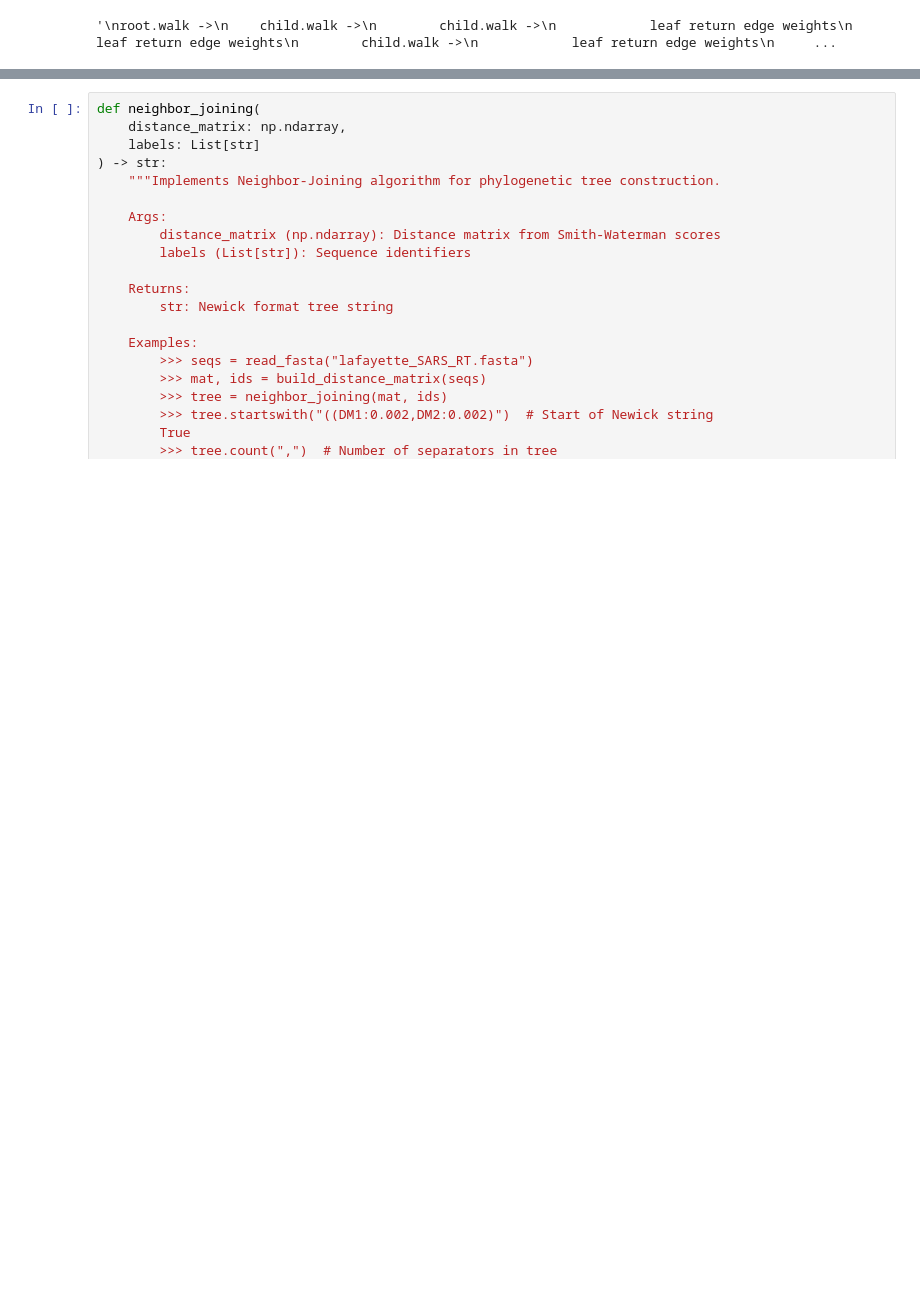
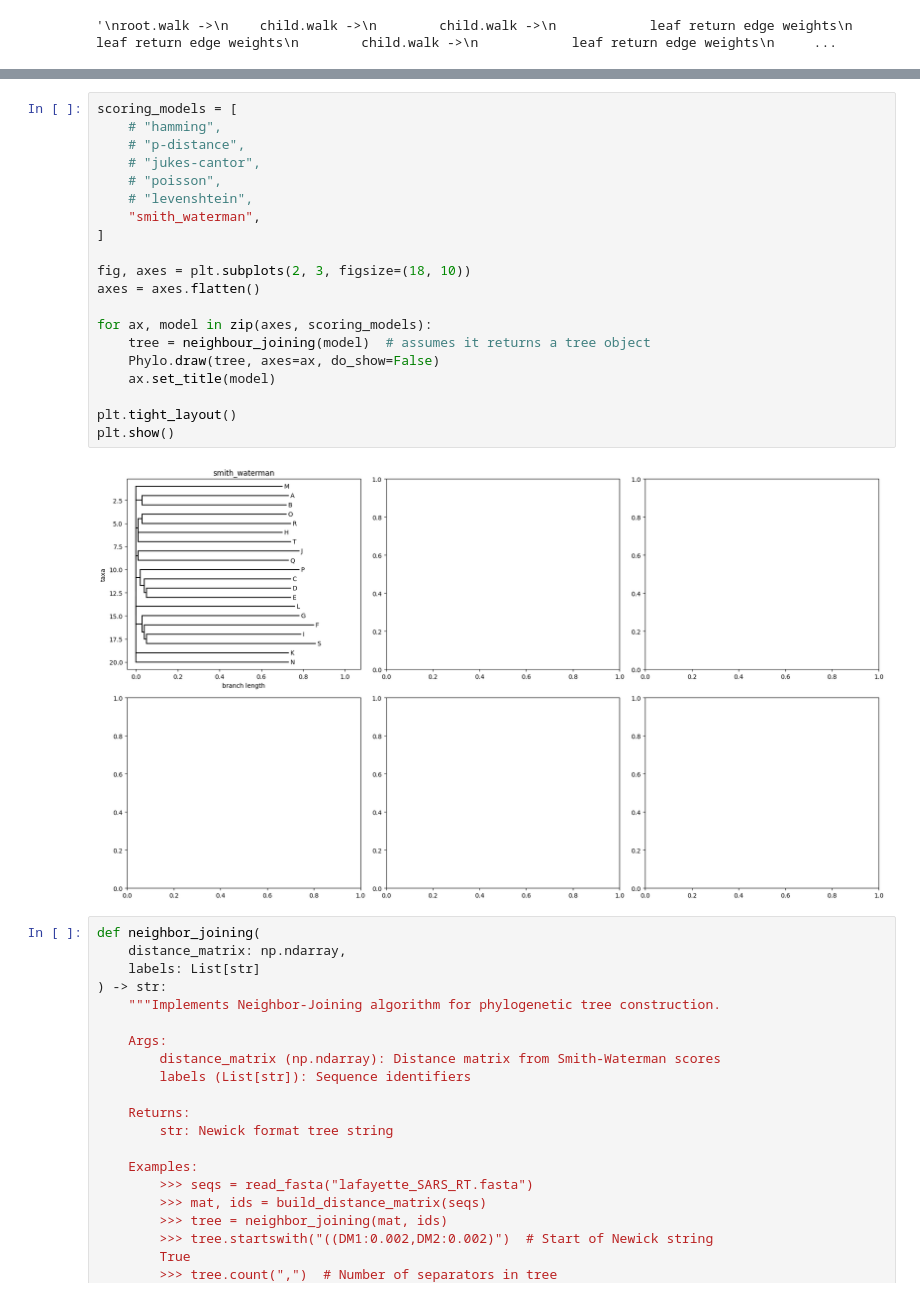
Before and after one commit to skookumer/EmpireOfDirt, a Jupyter notebook: project06/project06.ipynb, the cells around one changed output, grey strips where cells are left out. Cells and saved outputs as stored; diff of their text form; blank space fills up the shorter version.

```diff
--- a/project06/project06.ipynb
+++ b/project06/project06.ipynb
@@ -212,3 +207,25 @@ IndexError: list index out of range
+# %%
+scoring_models = [
+    # "hamming",
+    # "p-distance",
+    # "jukes-cantor",
+    # "poisson",
+    # "levenshtein",
+    "smith_waterman",
+]
+
+fig, axes = plt.subplots(2, 3, figsize=(18, 10))
+axes = axes.flatten()
+
+for ax, model in zip(axes, scoring_models):
+    tree = neighbour_joining(model)  # assumes it returns a tree object
+    Phylo.draw(tree, axes=ax, do_show=False)
+    ax.set_title(model)
+
+plt.tight_layout()
+plt.show()
+# %% [output]
+[figure, added]
 # %%
 def neighbor_joining(
     distance_matrix: np.ndarray,
```
Also changed, not shown: parts of 1 cell of this notebook.
